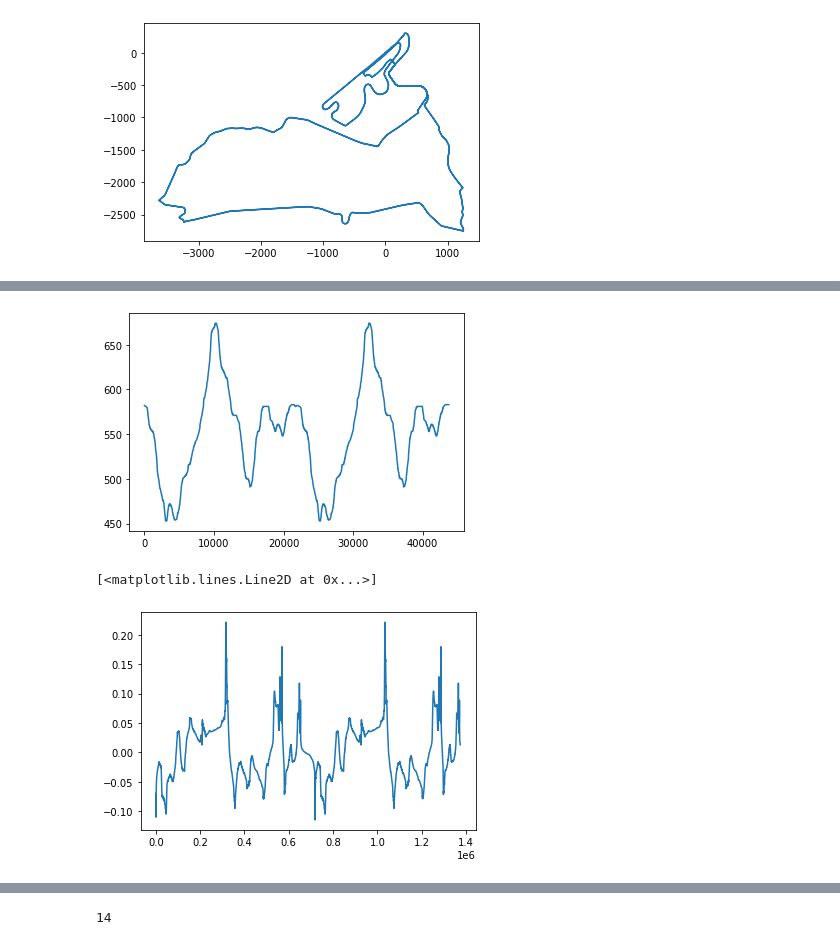
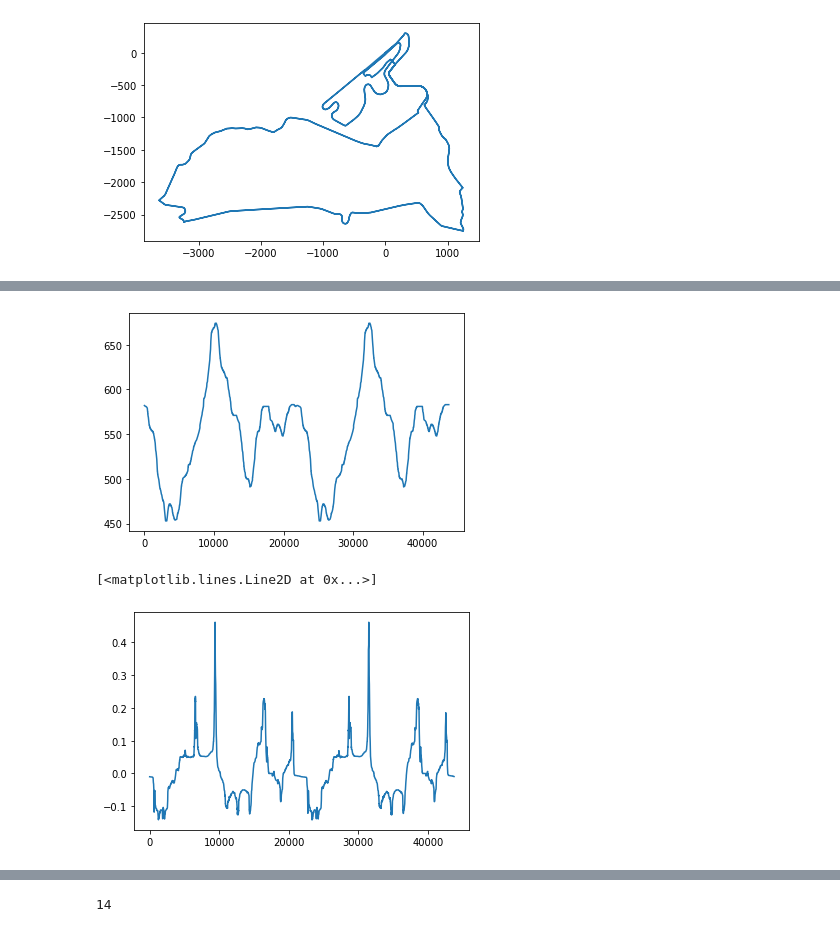
Before and after one commit to anthonyozerov/optimal-cycling, a Jupyter notebook: anthony.ipynb, the cells around one changed output, grey strips where cells are left out. Drawn from its saved outputs; the diff is of its cells as text; code cells hidden in the pictures.

Commit message:
do diff eq, discretize track

```diff
--- a/anthony.ipynb
+++ b/anthony.ipynb
@@ -190,22 +188,22 @@ sum([abs(diff) for diff in alt_diffs])
 # %%
 from haversine import haversine_vector, Unit
 import numpy as np
 coords_latlon = [x[::-1] for x in gdf.geometry[0].coords]
 dists = haversine_vector(coords_latlon[1:],coords_latlon[:-1], Unit.METERS)
-slopes = alt_diffs/dists #too noisy!
+#slopes = alt_diffs/dists #too noisy!
 sum(dists)
 cum_dists = np.insert(np.cumsum(dists),0,0)
-smoothing = 40
-alt_diffs_smooth = [alts[i+smoothing]-alts[i] for i in range(len(alts)-smoothing)]
-dists_smooth = haversine_vector(coords_latlon[smoothing:],coords_latlon[:-smoothing], Unit.METERS)
+smoothing = 50
+alt_diffs_smooth = [alts[(i+smoothing)%len(alts)]-alts[i-smoothing] for i in range(len(alts))]
+dists_smooth = haversine_vector(np.roll(coords_latlon,-smoothing),np.roll(coords_latlon,smoothing), Unit.METERS)
 slopes = alt_diffs_smooth/dists_smooth
-cum_dists_smooth = np.cumsum(dists_smooth)
+#cum_dists_smooth = np.cumsum(dists_smooth)
 #todo: calculate slopes CENTERED around points
 
 plt.plot(cum_dists,alts)
 plt.show()
-plt.plot(cum_dists_smooth,slopes)
+plt.plot(cum_dists,slopes)
 # %% [output]
 [figure]
 [<matplotlib.lines.Line2D at 0x...>]
-[figure, old version]
+[figure, new version]
```
Also changed, not shown: parts of 22 cells of this notebook.
